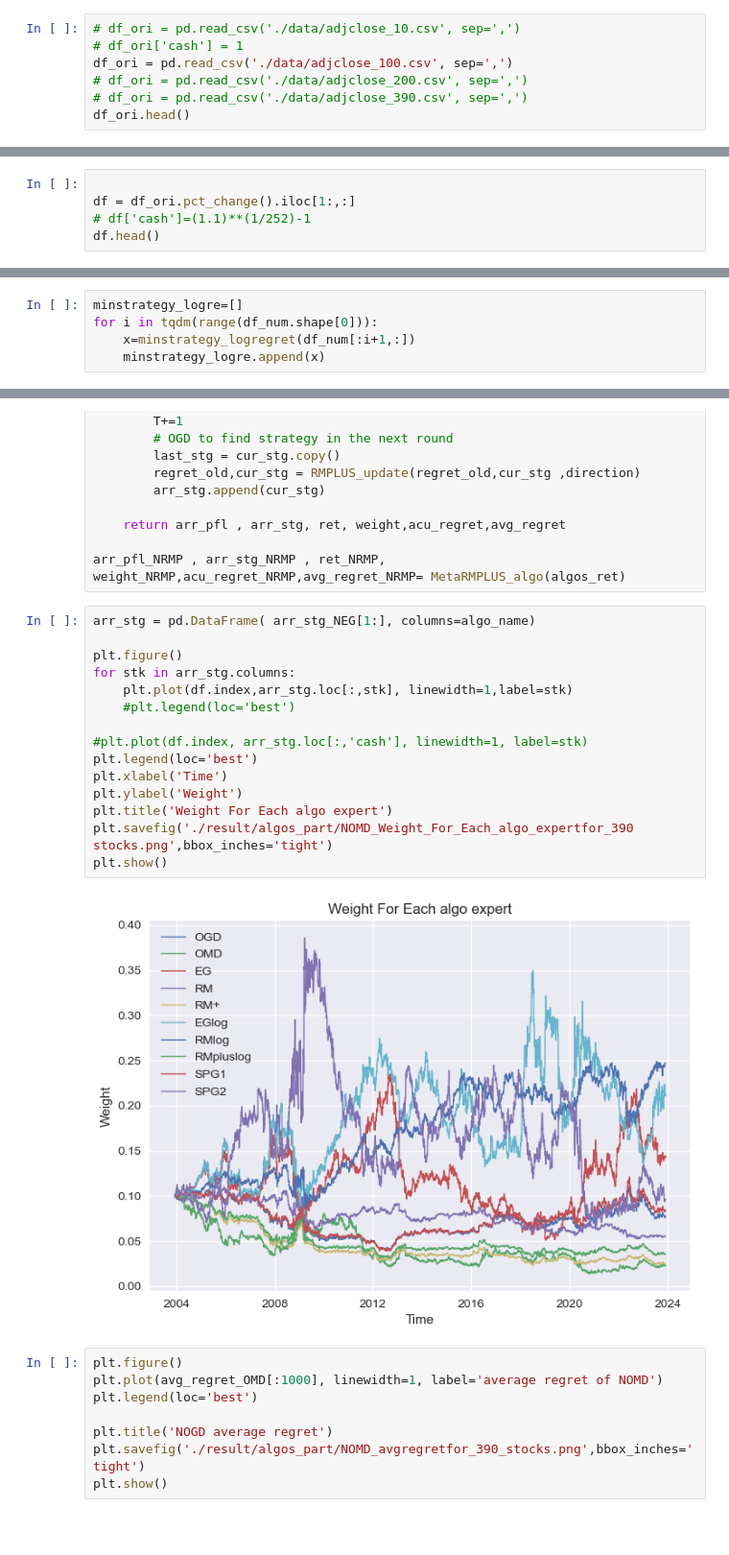
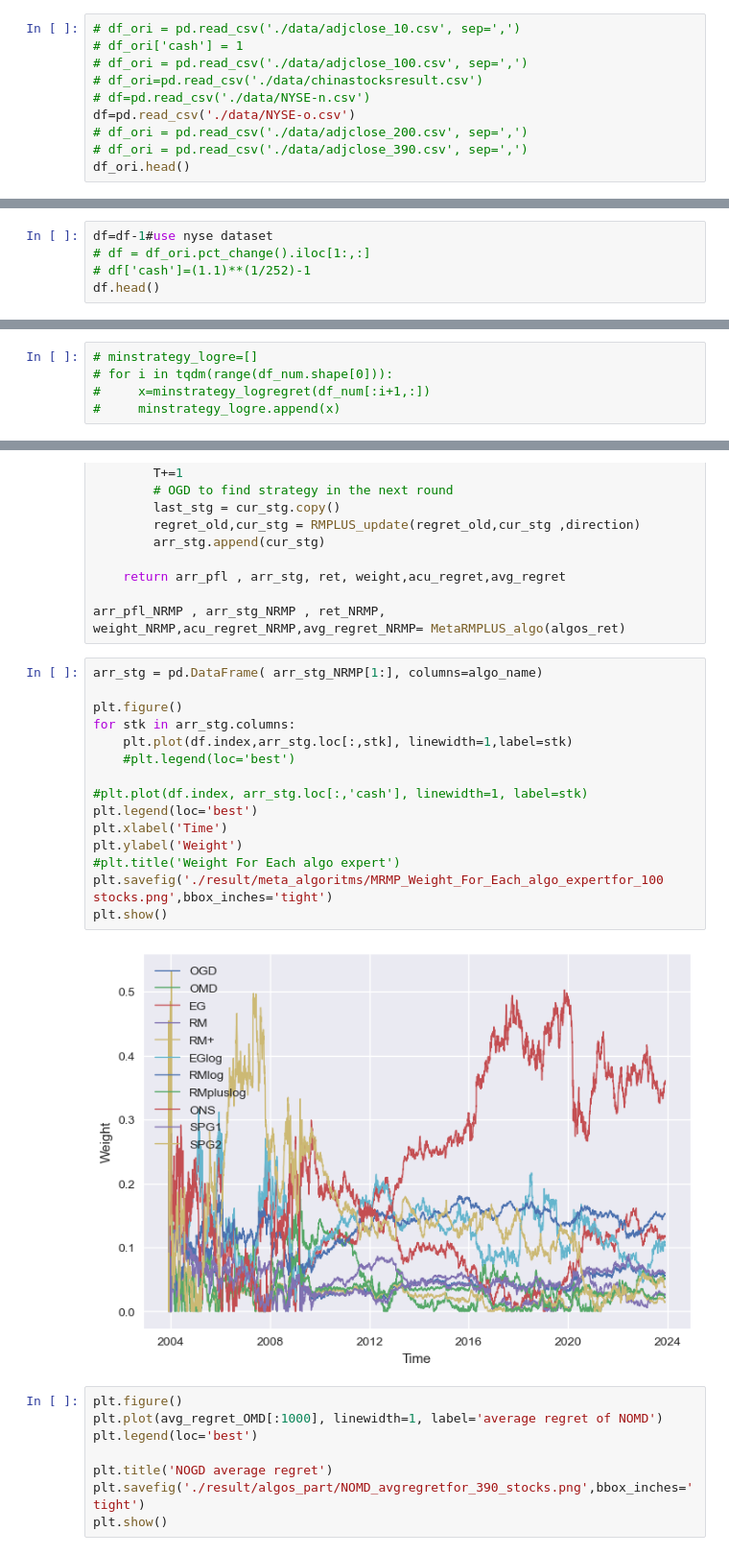
Before and after one commit to Terry-Xu-666/4530_projrct, a Jupyter notebook: OnlineLearning.ipynb, the cells around one changed output, grey strips where cells are left out. Shown at 96% size. Saved outputs shown, nothing was run; the diff lists cells and outputs as text; blank space fills up the shorter version.

```diff
--- a/OnlineLearning.ipynb
+++ b/OnlineLearning.ipynb
@@ -12,7 +12,10 @@ plt.style.use('seaborn-v0_8')
 # %%
 # df_ori = pd.read_csv('./data/adjclose_10.csv', sep=',')
 # df_ori['cash'] = 1
-df_ori = pd.read_csv('./data/adjclose_100.csv', sep=',')
+# df_ori = pd.read_csv('./data/adjclose_100.csv', sep=',')
+# df_ori=pd.read_csv('./data/chinastocksresult.csv')
+# df=pd.read_csv('./data/NYSE-n.csv')
+df=pd.read_csv('./data/NYSE-o.csv')
 # df_ori = pd.read_csv('./data/adjclose_200.csv', sep=',')
 # df_ori = pd.read_csv('./data/adjclose_390.csv', sep=',')
 df_ori.head()
@@ -51,8 +54,8 @@ plt.show()
 # %% [output]
 [figure]
 # %%
-
-df = df_ori.pct_change().iloc[1:,:]
+df=df-1#use nyse dataset
+# df = df_ori.pct_change().iloc[1:,:]
 # df['cash']=(1.1)**(1/252)-1
 df.head()
 # %% [output]
@@ -641,10 +642,10 @@ xmin
 # %% [output]
 0.25547575234755626
 # %%
-minstrategy_logre=[]
-for i in tqdm(range(df_num.shape[0])):
-    x=minstrategy_logregret(df_num[:i+1,:])
-    minstrategy_logre.append(x)
+# minstrategy_logre=[]
+# for i in tqdm(range(df_num.shape[0])):
+#     x=minstrategy_logregret(df_num[:i+1,:])
+#     minstrategy_logre.append(x)
 # %%
 def projection_ONS(q,A,num_variables):
     x=cp.Variable(num_variables,nonneg=True)
@@ -1205,22 +1206,22 @@ def MetaRMPLUS_algo(algos_ret):
 
 arr_pfl_NRMP , arr_stg_NRMP , ret_NRMP, weight_NRMP,acu_regret_NRMP,avg_regret_NRMP= MetaRMPLUS_algo(algos_ret)
 # %%
-arr_stg = pd.DataFrame( arr_stg_NEG[1:], columns=algo_name)
+arr_stg = pd.DataFrame( arr_stg_NRMP[1:], columns=algo_name)
 
 plt.figure()
 for stk in arr_stg.columns:
     plt.plot(df.index,arr_stg.loc[:,stk], linewidth=1,label=stk)
     #plt.legend(loc='best')
 
 #plt.plot(df.index, arr_stg.loc[:,'cash'], linewidth=1, label=stk)
 plt.legend(loc='best')
 plt.xlabel('Time')
 plt.ylabel('Weight')
-plt.title('Weight For Each algo expert')
-plt.savefig('./result/algos_part/NOMD_Weight_For_Each_algo_expertfor_390 stocks.png',bbox_inches='tight')
+#plt.title('Weight For Each algo expert')
+plt.savefig('./result/meta_algoritms/MRMP_Weight_For_Each_algo_expertfor_100 stocks.png',bbox_inches='tight')
 plt.show()
 # %% [output]
-[figure, old version]
+[figure, new version]
 # %%
 plt.figure()
 plt.plot(avg_regret_OMD[:1000], linewidth=1, label='average regret of NOMD')
```
Also changed, not shown: parts of 8 cells of this notebook.
